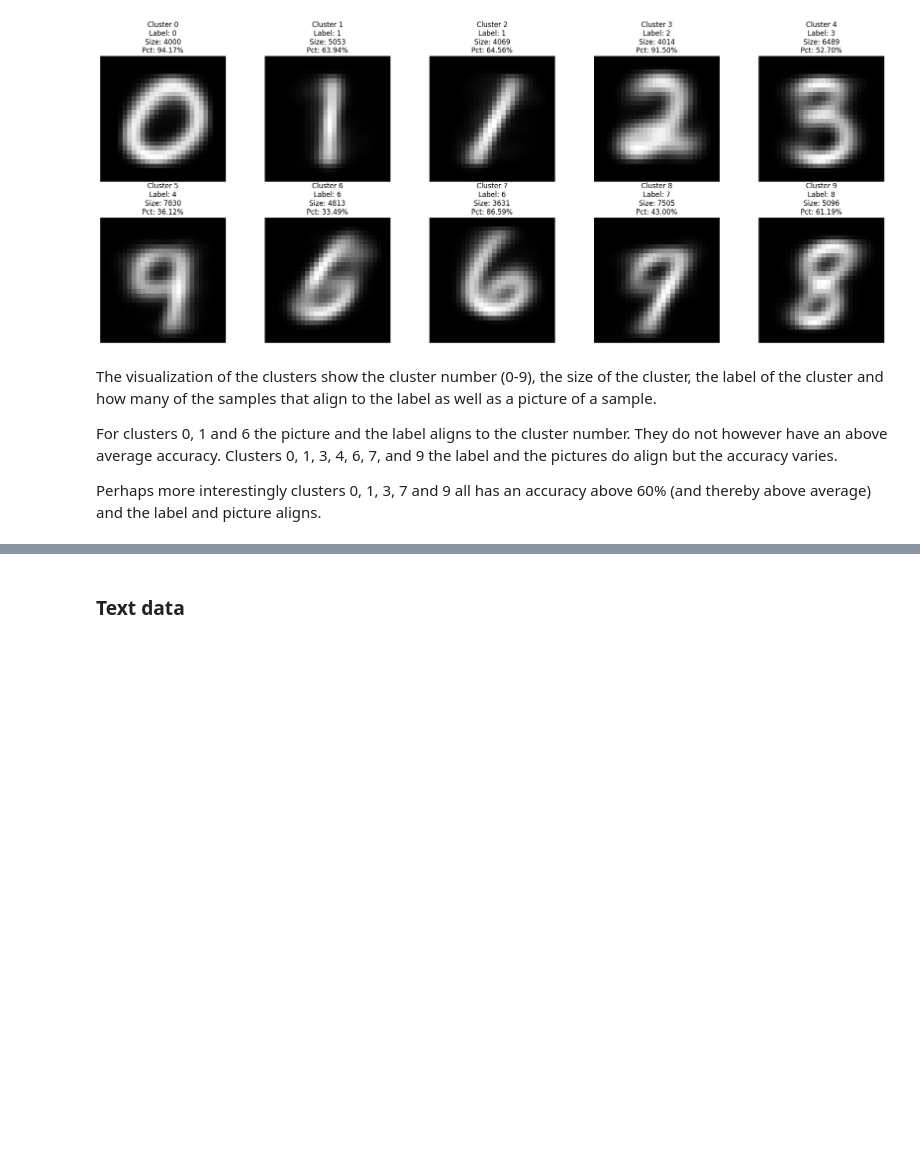
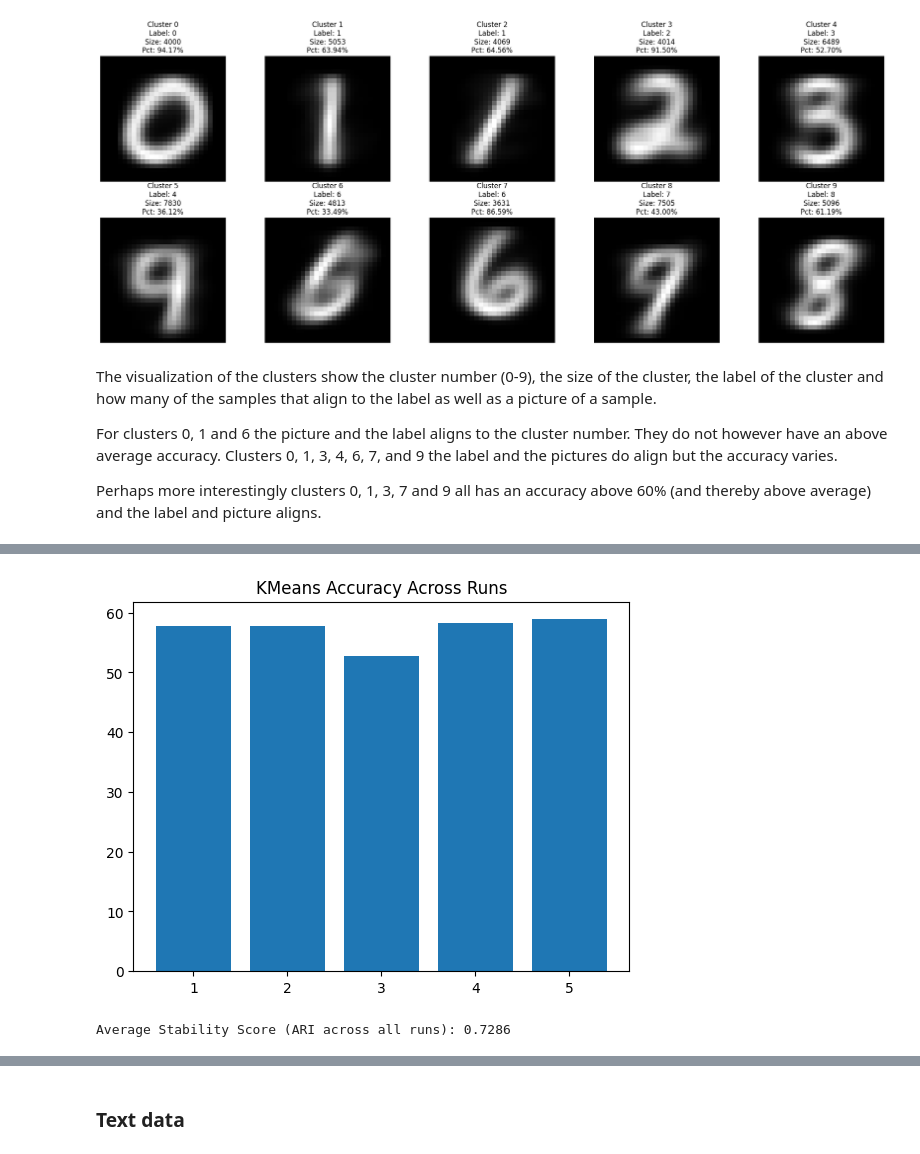
Before and after one commit to kennethelong/firstPyhtonProject, a Jupyter notebook: Exam/Exercise_sheet_E24-3.ipynb, the cells around one changed output, grey strips where cells are left out. Saved outputs shown, nothing was run; the diff lists cells and outputs as text; code cells hidden in the pictures; blank space fills up the shorter version.

```diff
--- a/Exam/Exercise_sheet_E24-3.ipynb
+++ b/Exam/Exercise_sheet_E24-3.ipynb
@@ -18,4 +18,5 @@ We are using again the MNIST data from Exercise 3. The following should just acc
 you have already downloaded (adjust the data_home path!):
 # %%
 from sklearn.datasets import fetch_openml
-mnist = fetch_openml(name='mnist_784', data_home='/home/jaeger/Data')
+print("Fetching MNIST data...")
+mnist = fetch_openml('mnist_784', version=1)
@@ -130,0 +192,73 @@ small_mnist_data,small_mnist_label = skl.utils.resample(mnist.data,mnist.target,
+# %%
+## Exercise: Are the clustering results stable, when you perform several random restarts of *k*-means? You can use the rand index also for this:
+# take the cluster labels produced by two runs of *k*-means as the input for the rand index. The rand index then measures how much the two clusterings coincide.
+
+# Ensuring results table and stability score computation
+from sklearn.cluster import KMeans
+from sklearn.metrics import adjusted_rand_score, accuracy_score
+from scipy.stats import mode
+import pandas as pd
+import numpy as np
+
+# Variables
+x = 5  # Number of runs
+# Perform KMeans multiple times with print statements for progress tracking
+kmeans_labels = []  # To store cluster labels for each run
+results = []  # To store metrics for each run
+
+for run in range(1, x + 1):
+    random_state = 42 + run  # Vary the random state
+    print(f"Run {run}: Setting up KMeans with Random State {random_state}...")
+
+    kmeans = KMeans(n_clusters=10, random_state=random_state, n_init=1)
+    kmeans.fit(X_train)
+
+    print(f"Run {run}: KMeans fitting complete.")
+
+    clusters = kmeans.labels_
+    kmeans_labels.append(clusters)
+
+    # Map clusters to labels
+    cluster_labels = np.zeros(10)
+    for i in range(10):
+        mask = (clusters == i)
+        cluster_labels[i] = mode(y_train[mask])[0]
+    predicted_labels = np.array([cluster_labels[cluster] for cluster in clusters])
+
+    # Metrics
+    accuracy = accuracy_score(y_train, predicted_labels)
+    ari = adjusted_rand_score(y_train, clusters)
+
+    # Store run results
+    results.append({
+        "Run": run,
+        "Random State": random_state,
+        "Accuracy (%)": accuracy * 100,
+        "ARI": ari
+    })
+
+# Convert results to DataFrame
+results_df = pd.DataFrame(results)
+
+# Calculate pairwise stability (ARI) across runs
+stability_scores = []
+for i in range(len(kmeans_labels)):
+    for j in range(i + 1, len(kmeans_labels)):
+        stability_scores.append(adjusted_rand_score(kmeans_labels[i], kmeans_labels[j]))
+
+# Compute average stability score
+average_stability = np.mean(stability_scores)
+
+# Print the DataFrame
+print(results_df)
+
+# Save to CSV
+results_df.to_csv("results.csv", index=False)
+
+# Visualize results
+import matplotlib.pyplot as plt
+plt.bar(results_df['Run'], results_df['Accuracy (%)'])
+plt.title("KMeans Accuracy Across Runs")
+plt.show()
+print(f"\nAverage Stability Score (ARI across all runs): {average_stability:.4f}")
+# %% [output]
@@ -130,0 +281,2 @@ small_mnist_data,small_mnist_label = skl.utils.resample(mnist.data,mnist.target,
+[figure, added]
+Average Stability Score (ARI across all runs): 0.7286
```
Also changed, not shown: parts of 10 cells of this notebook, 1 other file.
